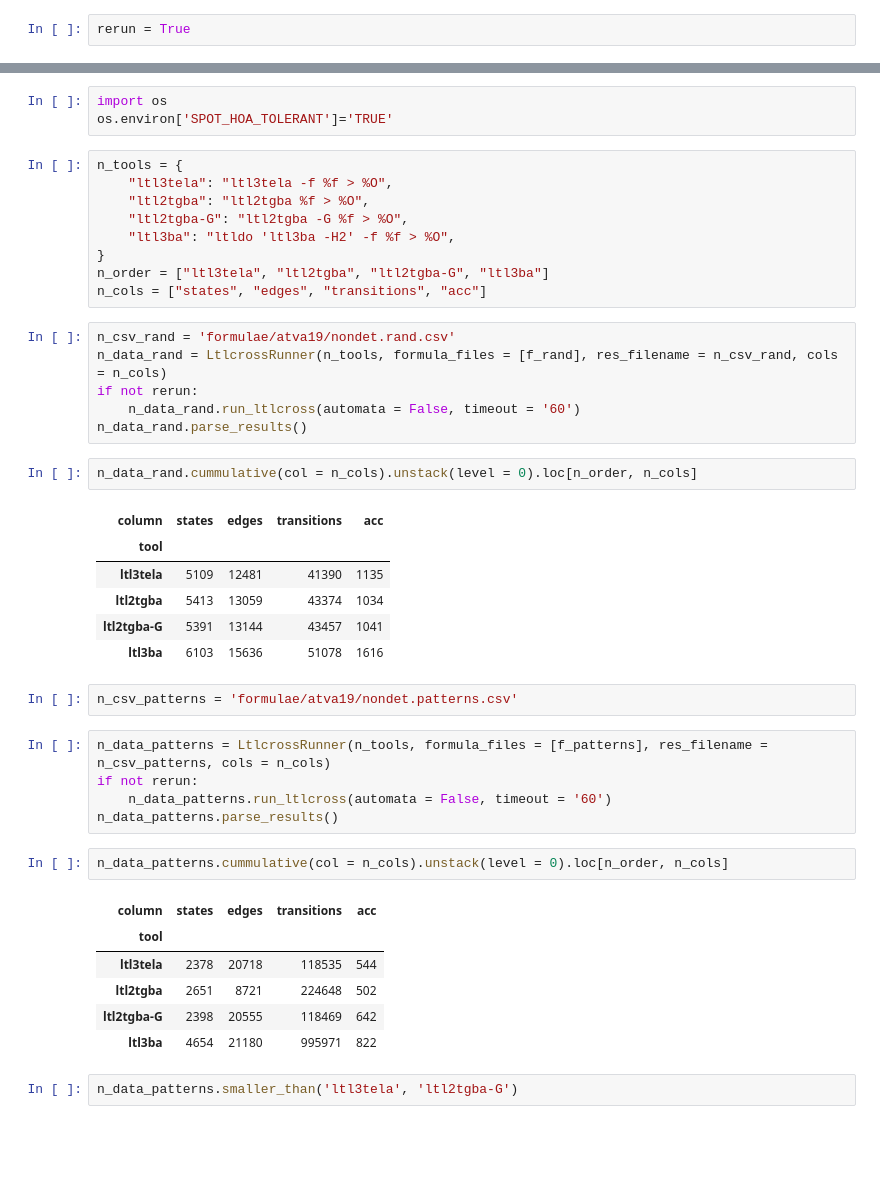
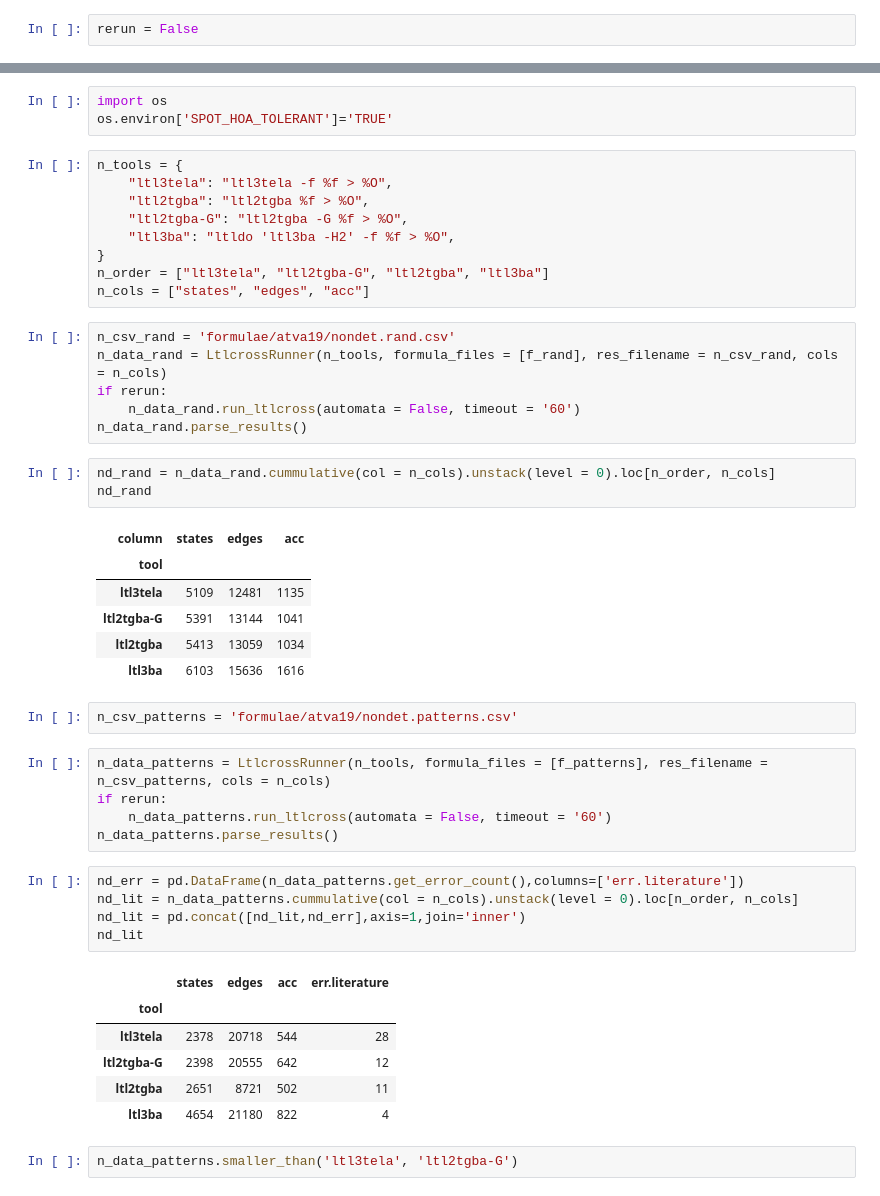
Before and after one commit to jurajmajor/ltl3tela, a Jupyter notebook: Experiments/Evaluation_ATVA19.ipynb, the cells around one changed output, grey strips where cells are left out. Drawn from its saved outputs; the diff is of its cells as text; blank space fills up the shorter version.

```diff
--- a/Experiments/Evaluation_ATVA19.ipynb
+++ b/Experiments/Evaluation_ATVA19.ipynb
@@ -10,5 +12,5 @@ pd.options.display.latex.multicolumn_format = 'c'
 # %%
-rerun = True
+rerun = False
 # %%
 %%bash
 ltl3ba -v
@@ -137,39 +164,43 @@ n_tools = {
     "ltl2tgba-G": "ltl2tgba -G %f > %O",
     "ltl3ba": "ltldo 'ltl3ba -H2' -f %f > %O",
 }
-n_order = ["ltl3tela", "ltl2tgba", "ltl2tgba-G", "ltl3ba"]
-n_cols = ["states", "edges", "transitions", "acc"]
+n_order = ["ltl3tela", "ltl2tgba-G", "ltl2tgba", "ltl3ba"]
+n_cols = ["states", "edges", "acc"]
 # %%
 n_csv_rand = 'formulae/atva19/nondet.rand.csv'
 n_data_rand = LtlcrossRunner(n_tools, formula_files = [f_rand], res_filename = n_csv_rand, cols = n_cols)
-if not rerun:
+if rerun:
     n_data_rand.run_ltlcross(automata = False, timeout = '60')
 n_data_rand.parse_results()
 # %%
-n_data_rand.cummulative(col = n_cols).unstack(level = 0).loc[n_order, n_cols]
+nd_rand = n_data_rand.cummulative(col = n_cols).unstack(level = 0).loc[n_order, n_cols]
+nd_rand
 # %% [output]
-| column | states | edges | transitions | acc |
-| tool |  |  |  |  |
-| ltl3tela | 5109 | 12481 | 41390 | 1135 |
-| ltl2tgba | 5413 | 13059 | 43374 | 1034 |
-| ltl2tgba-G | 5391 | 13144 | 43457 | 1041 |
-| ltl3ba | 6103 | 15636 | 51078 | 1616 |
+| column | states | edges | acc |
+| tool |  |  |  |
+| ltl3tela | 5109 | 12481 | 1135 |
+| ltl2tgba-G | 5391 | 13144 | 1041 |
+| ltl2tgba | 5413 | 13059 | 1034 |
+| ltl3ba | 6103 | 15636 | 1616 |
 # %%
 n_csv_patterns = 'formulae/atva19/nondet.patterns.csv'
 # %%
 n_data_patterns = LtlcrossRunner(n_tools, formula_files = [f_patterns], res_filename = n_csv_patterns, cols = n_cols)
-if not rerun:
+if rerun:
     n_data_patterns.run_ltlcross(automata = False, timeout = '60')
 n_data_patterns.parse_results()
 # %%
-n_data_patterns.cummulative(col = n_cols).unstack(level = 0).loc[n_order, n_cols]
+nd_err = pd.DataFrame(n_data_patterns.get_error_count(),columns=['err.literature'])
+nd_lit = n_data_patterns.cummulative(col = n_cols).unstack(level = 0).loc[n_order, n_cols]
+nd_lit = pd.concat([nd_lit,nd_err],axis=1,join='inner')
+nd_lit
 # %% [output]
-| column | states | edges | transitions | acc |
+|  | states | edges | acc | err.literature |
 | tool |  |  |  |  |
-| ltl3tela | 2378 | 20718 | 118535 | 544 |
-| ltl2tgba | 2651 | 8721 | 224648 | 502 |
-| ltl2tgba-G | 2398 | 20555 | 118469 | 642 |
-| ltl3ba | 4654 | 21180 | 995971 | 822 |
+| ltl3tela | 2378 | 20718 | 544 | 28 |
+| ltl2tgba-G | 2398 | 20555 | 642 | 12 |
+| ltl2tgba | 2651 | 8721 | 502 | 11 |
+| ltl3ba | 4654 | 21180 | 822 | 4 |
 # %%
 n_data_patterns.smaller_than('ltl3tela', 'ltl2tgba-G')
 # %% [output]
```
Also changed, not shown: parts of 28 cells of this notebook, 1 other file.
